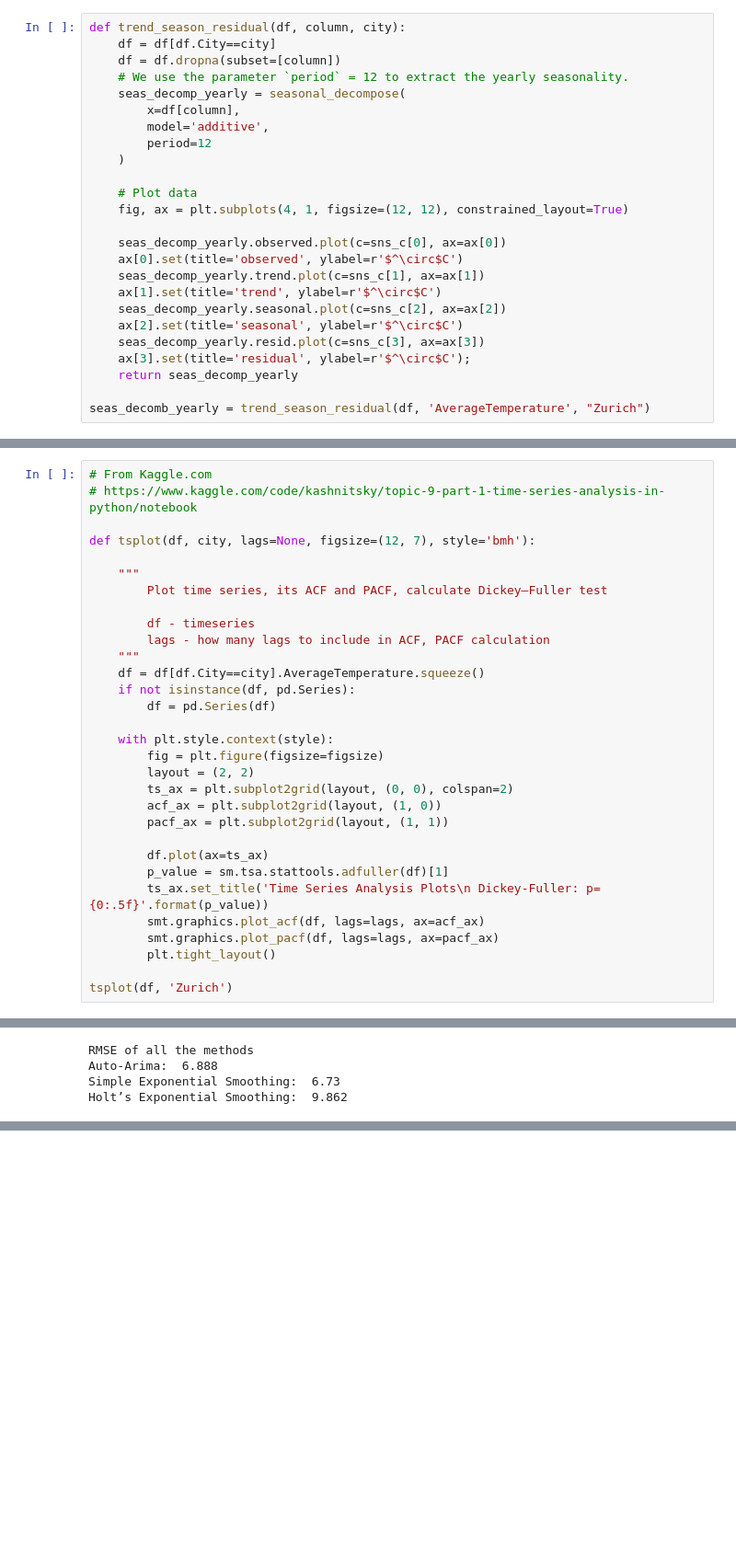
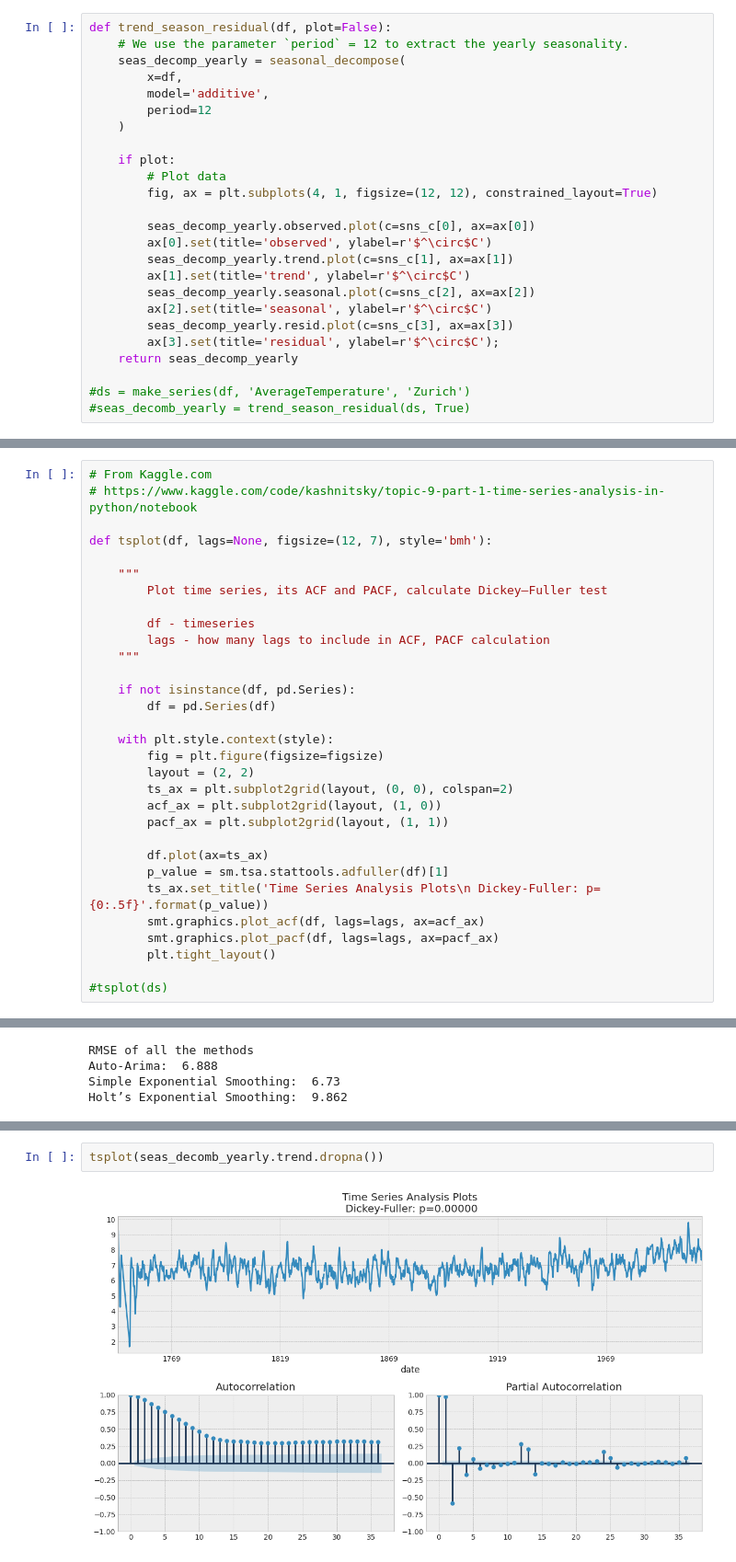
Before and after one commit to mic1899/earth_surface_temperature, a Jupyter notebook: EDA.ipynb, the cells around one changed output, grey strips where cells are left out. Shown at 92% size. Drawn from its saved outputs; the diff is of its cells as text; blank space fills up the shorter version.

```diff
--- a/EDA.ipynb
+++ b/EDA.ipynb
@@ -157,28 +176,28 @@ plot_yearly_season(df.query("year>1990"), "Zwolle")
 # %%
-def trend_season_residual(df, column, city):
-    df = df[df.City==city]
-    df = df.dropna(subset=[column])
+def trend_season_residual(df, plot=False):
     # We use the parameter `period` = 12 to extract the yearly seasonality.
     seas_decomp_yearly = seasonal_decompose(
-        x=df[column],
+        x=df,
         model='additive',
         period=12
     )
 
-    # Plot data
-    fig, ax = plt.subplots(4, 1, figsize=(12, 12), constrained_layout=True)
+    if plot:
+        # Plot data
+        fig, ax = plt.subplots(4, 1, figsize=(12, 12), constrained_layout=True)
 
-    seas_decomp_yearly.observed.plot(c=sns_c[0], ax=ax[0])
-    ax[0].set(title='observed', ylabel=r'$^\circ$C')
-    seas_decomp_yearly.trend.plot(c=sns_c[1], ax=ax[1])
-    ax[1].set(title='trend', ylabel=r'$^\circ$C')
-    seas_decomp_yearly.seasonal.plot(c=sns_c[2], ax=ax[2])
-    ax[2].set(title='seasonal', ylabel=r'$^\circ$C')
-    seas_decomp_yearly.resid.plot(c=sns_c[3], ax=ax[3])
-    ax[3].set(title='residual', ylabel=r'$^\circ$C');
+        seas_decomp_yearly.observed.plot(c=sns_c[0], ax=ax[0])
+        ax[0].set(title='observed', ylabel=r'$^\circ$C')
+        seas_decomp_yearly.trend.plot(c=sns_c[1], ax=ax[1])
+        ax[1].set(title='trend', ylabel=r'$^\circ$C')
+        seas_decomp_yearly.seasonal.plot(c=sns_c[2], ax=ax[2])
+        ax[2].set(title='seasonal', ylabel=r'$^\circ$C')
+        seas_decomp_yearly.resid.plot(c=sns_c[3], ax=ax[3])
+        ax[3].set(title='residual', ylabel=r'$^\circ$C');
     return seas_decomp_yearly
 
-seas_decomb_yearly = trend_season_residual(df, 'AverageTemperature', "Zurich")
+#ds = make_series(df, 'AverageTemperature', 'Zurich')
+#seas_decomb_yearly = trend_season_residual(ds, True)
 # %% [output]
 [figure]
 # %%
@@ -268,7 +253,7 @@ df.head()
 # From Kaggle.com
 # https://www.kaggle.com/code/kashnitsky/topic-9-part-1-time-series-analysis-in-python/notebook
 
-def tsplot(df, city, lags=None, figsize=(12, 7), style='bmh'):
+def tsplot(df, lags=None, figsize=(12, 7), style='bmh'):
 
     """
         Plot time series, its ACF and PACF, calculate Dickey–Fuller test
@@ -276,7 +261,7 @@ def tsplot(df, city, lags=None, figsize=(12, 7), style='bmh'):
         df - timeseries
         lags - how many lags to include in ACF, PACF calculation
     """
-    df = df[df.City==city].AverageTemperature.squeeze()
+
     if not isinstance(df, pd.Series):
         df = pd.Series(df)
 
@@ -294,4 +279,4 @@ def tsplot(df, city, lags=None, figsize=(12, 7), style='bmh'):
         smt.graphics.plot_pacf(df, lags=lags, ax=pacf_ax)
         plt.tight_layout()
 
-tsplot(df, 'Zurich')
+#tsplot(ds)
@@ -513,0 +494,4 @@ Holt’s Exponential Smoothing:  9.862
+# %%
+tsplot(seas_decomb_yearly.trend.dropna())
+# %% [output]
+[figure, added]
```
Also changed, not shown: parts of 29 cells of this notebook, 2 other files.
